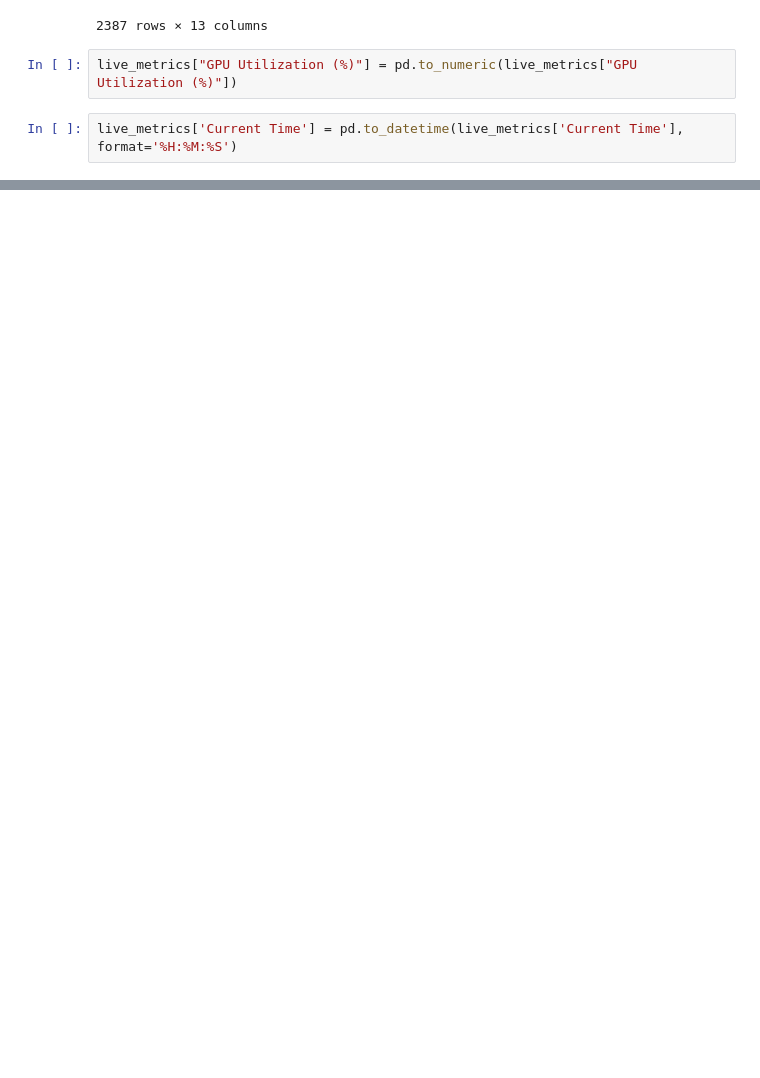
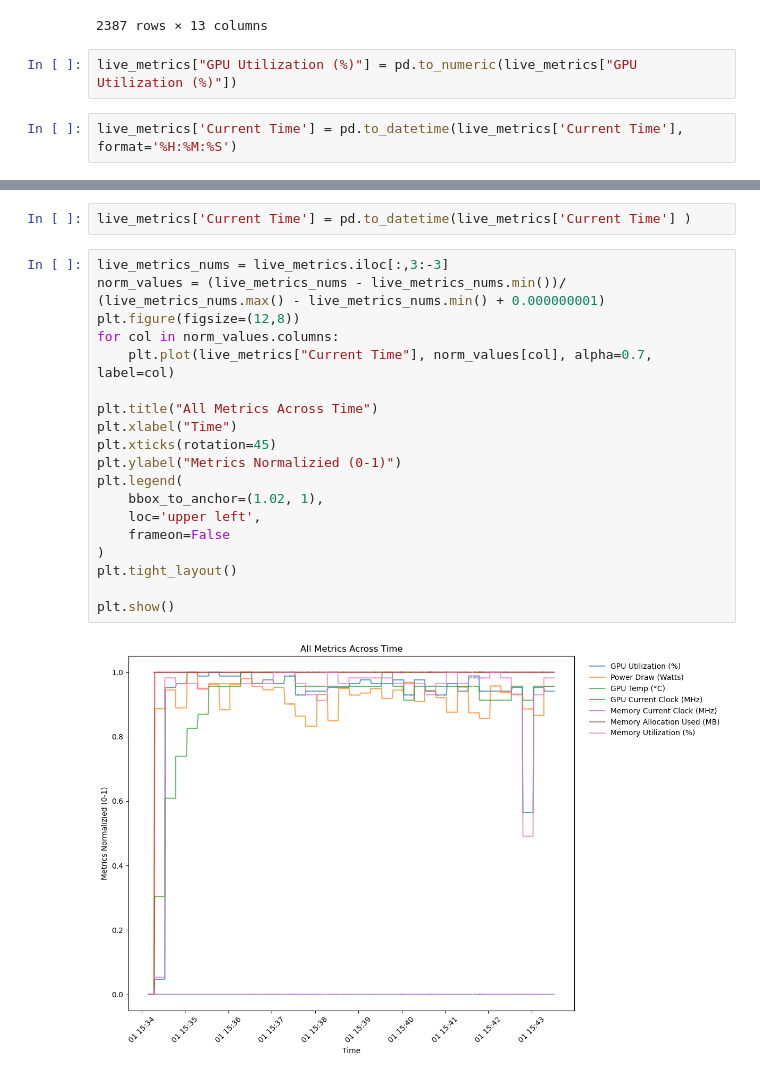
Before and after one commit to alt-rahul/5g-edge-app, a Jupyter notebook: data/processing/metric_eda.ipynb, the cells around one changed output, grey strips where cells are left out. Drawn from its saved outputs; the diff is of its cells as text; blank space fills up the shorter version.

Commit message:
plot all the metrics

```diff
--- a/data/processing/metric_eda.ipynb
+++ b/data/processing/metric_eda.ipynb
@@ -64,0 +69,23 @@ import statsmodels.api as sm
+# %%
+live_metrics['Current Time'] = pd.to_datetime(live_metrics['Current Time'] )
+# %%
+live_metrics_nums = live_metrics.iloc[:,3:-3]
+norm_values = (live_metrics_nums - live_metrics_nums.min())/ (live_metrics_nums.max() - live_metrics_nums.min() + 0.000000001)
+plt.figure(figsize=(12,8))
+for col in norm_values.columns:
+    plt.plot(live_metrics["Current Time"], norm_values[col], alpha=0.7, label=col)
+
+plt.title("All Metrics Across Time")
+plt.xlabel("Time")
+plt.xticks(rotation=45)
+plt.ylabel("Metrics Normalizied (0-1)")
+plt.legend(
+    bbox_to_anchor=(1.02, 1),
+    loc='upper left',
+    frameon=False
+)
+plt.tight_layout()
+
+plt.show()
+# %% [output]
+[figure, added]
```
Also changed, not shown: parts of 4 cells of this notebook.
